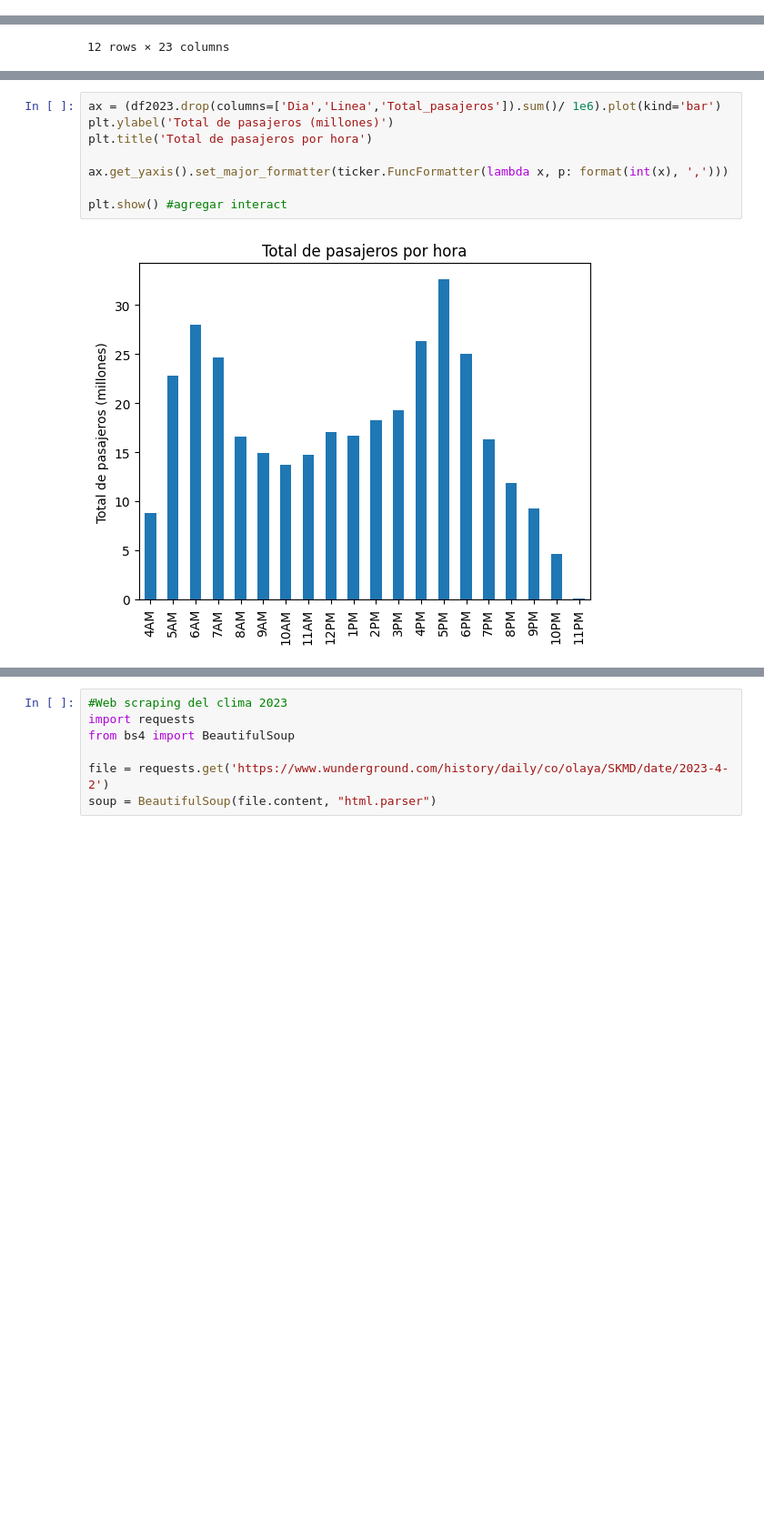
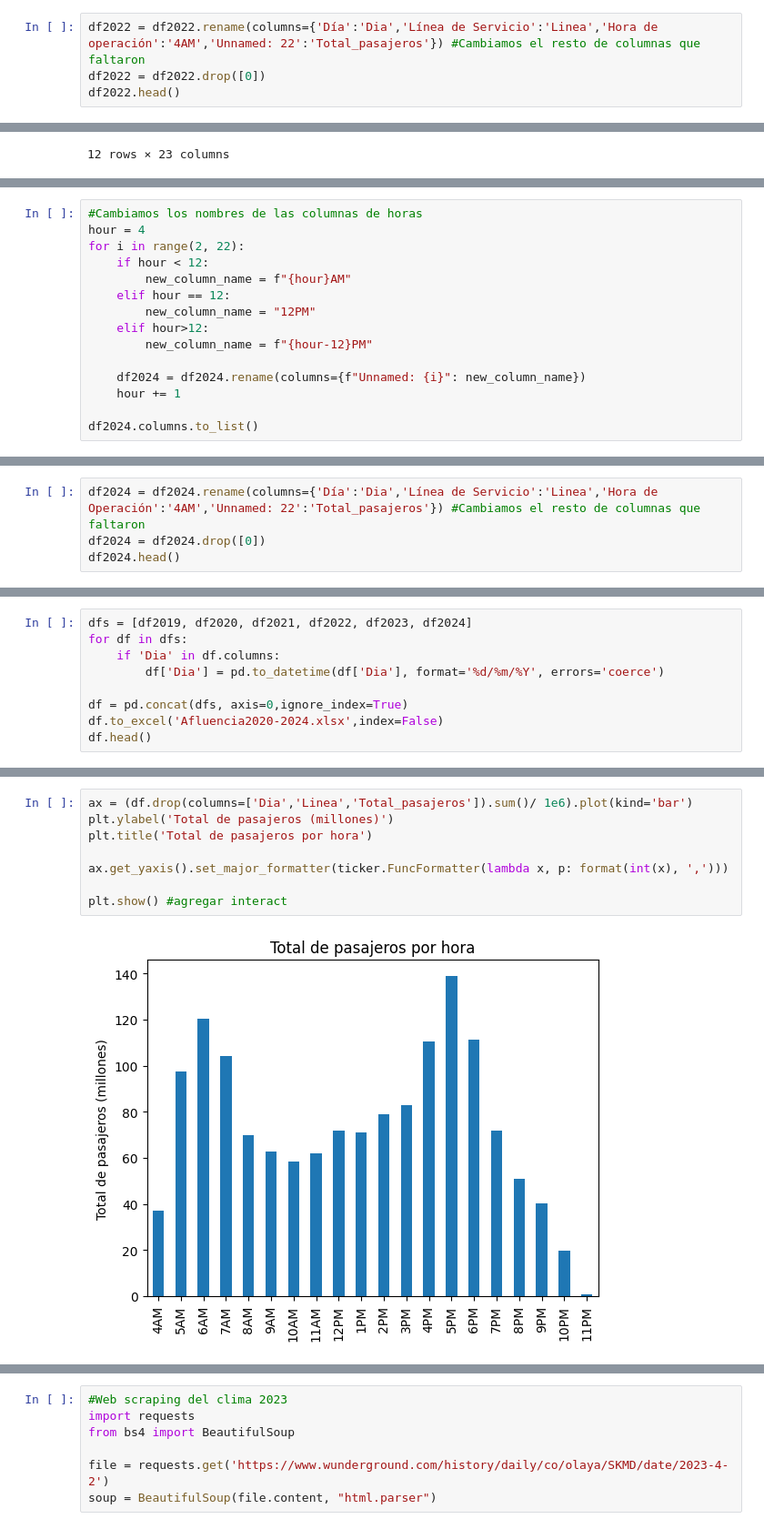
Before and after one commit to Rosvend/Passenger-flow-prediction-LSTM, a Jupyter notebook: LSTM_Metro_passenger_flow.ipynb, the cells around one changed output, grey strips where cells are left out. Shown at 91% size. Drawn from its saved outputs; the diff is of its cells as text; blank space fills up the shorter version.

```diff
--- a/LSTM_Metro_passenger_flow.ipynb
+++ b/LSTM_Metro_passenger_flow.ipynb
@@ -78,0 +294,4 @@ memory usage: 773.5+ KB
+# %%
+df2022 = df2022.rename(columns={'Día':'Dia','Línea de Servicio':'Linea','Hora de operación':'4AM','Unnamed: 22':'Total_pasajeros'}) #Cambiamos el resto de columnas que faltaron
+df2022 = df2022.drop([0])
+df2022.head()
@@ -132,0 +378,15 @@ df2023.tail()
+# %%
+#Cambiamos los nombres de las columnas de horas
+hour = 4
+for i in range(2, 22):
+    if hour < 12:
+        new_column_name = f"{hour}AM"
+    elif hour == 12:
+        new_column_name = "12PM"
+    elif hour>12:
+        new_column_name = f"{hour-12}PM"
+
+    df2024 = df2024.rename(columns={f"Unnamed: {i}": new_column_name})
+    hour += 1
+
+df2024.columns.to_list()
@@ -132,0 +411,4 @@ df2023.tail()
+# %%
+df2024 = df2024.rename(columns={'Día':'Dia','Línea de Servicio':'Linea','Hora de Operación':'4AM','Unnamed: 22':'Total_pasajeros'}) #Cambiamos el resto de columnas que faltaron
+df2024 = df2024.drop([0])
+df2024.head()
@@ -132,0 +423,9 @@ df2023.tail()
+# %%
+dfs = [df2019, df2020, df2021, df2022, df2023, df2024]
+for df in dfs:
+    if 'Dia' in df.columns:
+        df['Dia'] = pd.to_datetime(df['Dia'], format='%d/%m/%Y', errors='coerce')
+
+df = pd.concat(dfs, axis=0,ignore_index=True)
+df.to_excel('Afluencia2020-2024.xlsx',index=False)
+df.head()
@@ -156,11 +463,11 @@ plt.show()
 # %%
-ax = (df2023.drop(columns=['Dia','Linea','Total_pasajeros']).sum()/ 1e6).plot(kind='bar')
+ax = (df.drop(columns=['Dia','Linea','Total_pasajeros']).sum()/ 1e6).plot(kind='bar')
 plt.ylabel('Total de pasajeros (millones)')
 plt.title('Total de pasajeros por hora')
 
 ax.get_yaxis().set_major_formatter(ticker.FuncFormatter(lambda x, p: format(int(x), ',')))
 
 plt.show() #agregar interact
 # %% [output]
-[figure, old version]
+[figure, new version]
 # %%
```
Also changed, not shown: parts of 30 cells of this notebook.
